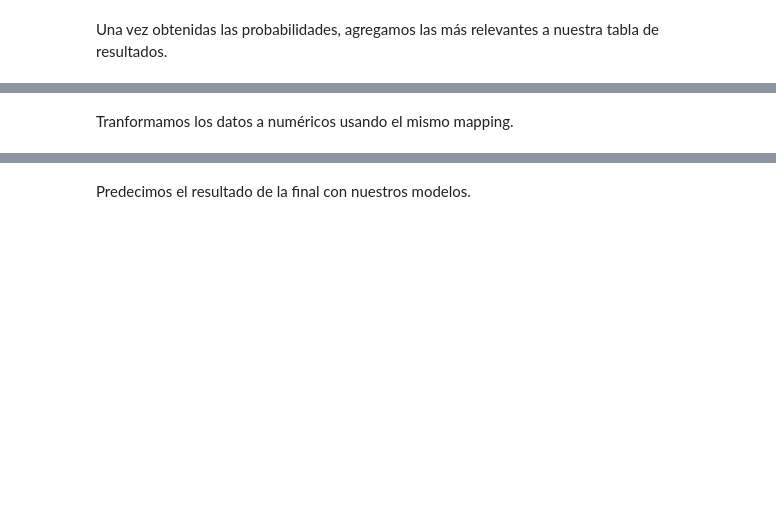
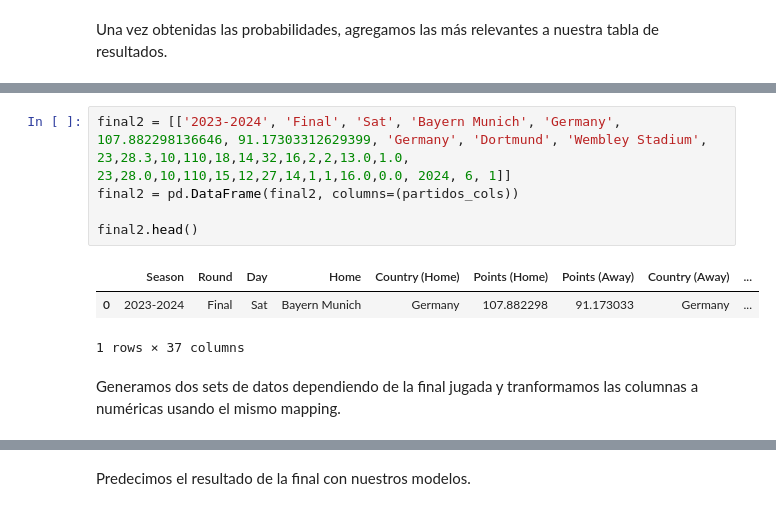
Before and after one commit to lauralardies/uefa_analisis, a Jupyter notebook: UEFA/modelos/aprendizaje supervisado/clasificacion.ipynb, the cells around one changed output, grey strips where cells are left out. Drawn from its saved outputs; the diff is of its cells as text; blank space fills up the shorter version.

```diff
--- a/UEFA/modelos/aprendizaje supervisado/clasificacion.ipynb
+++ b/UEFA/modelos/aprendizaje supervisado/clasificacion.ipynb
@@ -415,6 +437,15 @@ final.head()
 |  | Season | Round | Day | Home | Country (Home) | Points (Home) | Points (Away) | Country (Away) | ... |
 | 0 | 2023-2024 | Final | Sat | Real Madrid | Spain | 114.554535 | 114.33458 | France | ... |
 1 rows × 37 columns
-# %% [markdown]
-Tranformamos los datos a numéricos usando el mismo mapping.
+# %%
+final2 = [['2023-2024', 'Final', 'Sat', 'Bayern Munich', 'Germany', 107.882298136646, 91.17303312629399, 'Germany', 'Dortmund', 'Wembley Stadium', 23,28.3,10,110,18,14,32,16,2,2,13.0,1.0, 23,28.0,10,110,15,12,27,14,1,1,16.0,0.0, 2024, 6, 1]]
+final2 = pd.DataFrame(final2, columns=(partidos_cols))
+
+final2.head()
+# %% [output]
+|  | Season | Round | Day | Home | Country (Home) | Points (Home) | Points (Away) | Country (Away) | ... |
+| 0 | 2023-2024 | Final | Sat | Bayern Munich | Germany | 107.882298 | 91.173033 | Germany | ... |
+1 rows × 37 columns
+# %% [markdown]
+Generamos dos sets de datos dependiendo de la final jugada y tranformamos las columnas a numéricas usando el mismo mapping.
 # %%
```
Also changed, not shown: parts of 20 cells of this notebook, 9 other files.
